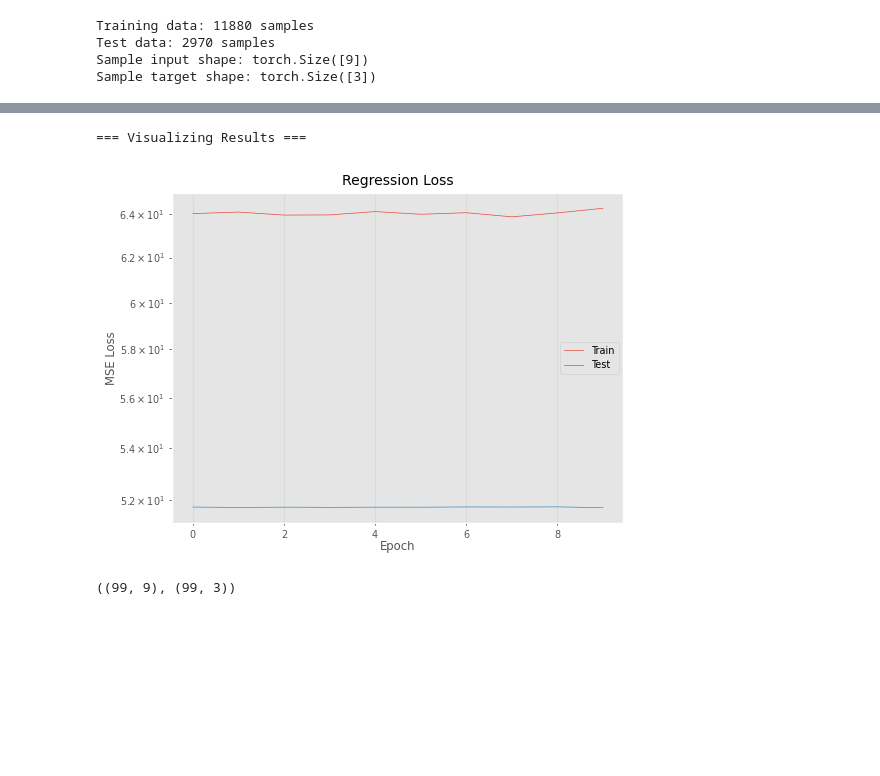
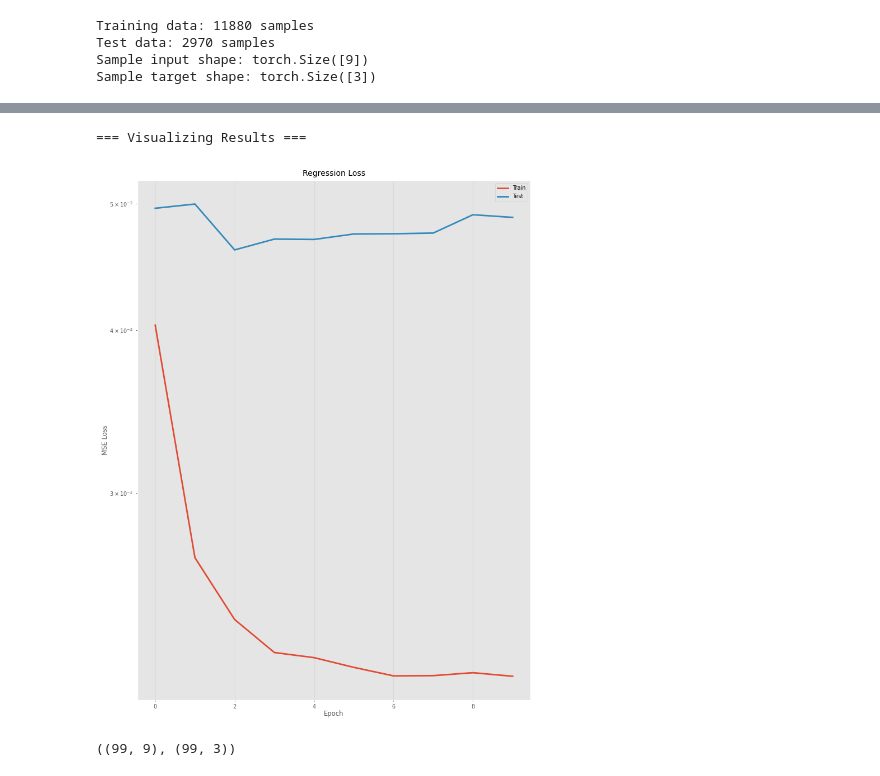
Before and after one commit to cks0314/SNN-based-Adaptive-Control, a Jupyter notebook: main_SNN.ipynb, the cells around one changed output, grey strips where cells are left out. Saved outputs shown, nothing was run; the diff lists cells and outputs as text; code cells hidden in the pictures; blank space fills up the shorter version.

```diff
--- a/main_SNN.ipynb
+++ b/main_SNN.ipynb
@@ -103,6 +107,7 @@ net_params["input_dim"] = num_states
 net_params['output_dim'] = num_inputs
 net_params['num_steps'] = 100
 net_params["beta"] = 0.95
+net_params["output_range"] = (0,1)
 
 net_params['FC_layers'] = [FC_neurons, FC_neurons, num_joints]
 net_params['Conv_layers_RELU'] = [3, Conv_RELU, [1, 1]] # [in_channels, out_channels, kernel_size (height), width]
@@ -146,12 +151,12 @@ def process_data(data_x, data_u, net_params):
     x_torch = torch.from_numpy(x_flat)
     u_torch = torch.from_numpy(u_flat)
 
-    # u_min = torch.min(u_torch, dim=0, keepdim = True)[0]
-    # u_max = torch.max(u_torch, dim=0, keepdim = True)[0]
-    # u_range = u_max - u_min
-    # u_range = torch.where(u_range == 0, torch.ones_like(u_range), u_range)
-    # u = (u_torch - u_min)/u_range
-    return x_torch.float(), u_torch.float()
+    u_min = torch.min(u_torch, dim=0, keepdim = True)[0]
+    u_max = torch.max(u_torch, dim=0, keepdim = True)[0]
+    u_range = u_max - u_min
+    u_range = torch.where(u_range == 0, torch.ones_like(u_range), u_range)
+    u = (u_torch - u_min)/u_range
+    return x_torch.float(), u.float()
 # %%
 x_train_flat, u_train_flat = process_data(xs_train, us_train, net_params)
 x_val_flat, u_val_flat = process_data(xs_val, us_val, net_params)
@@ -223,28 +228,28 @@ Epoch [10/10], Train Loss: 64.258059, Test Loss: 51.704580
 # %%
 
 """Main function to run the complete regression example"""
 
 # Visualize results
 print("\n=== Visualizing Results ===")
 
 # Plot training curves
-plt.figure(figsize=(10, 4))
+plt.figure(figsize=(15, 10))
 
 plt.subplot(1, 2, 1)
-plt.plot(train_losses, label='Train')
-plt.plot(val_losses, label='Test')
+plt.plot(train_losses,linewidth=2, label='Train')
+plt.plot(val_losses,linewidth=2, label='Test')
 plt.title('Regression Loss')
 plt.xlabel('Epoch')
 plt.ylabel('MSE Loss')
 plt.legend()
 plt.grid(True)
 plt.yscale('log')
 
 plt.tight_layout()
 plt.show()
 # %% [output]
 === Visualizing Results ===
-[figure, old version]
+[figure, new version]
 # %%
 index = 9
 x_test = X[index,:,:]
```
Also changed, not shown: parts of 15 cells of this notebook, 1 other file.
